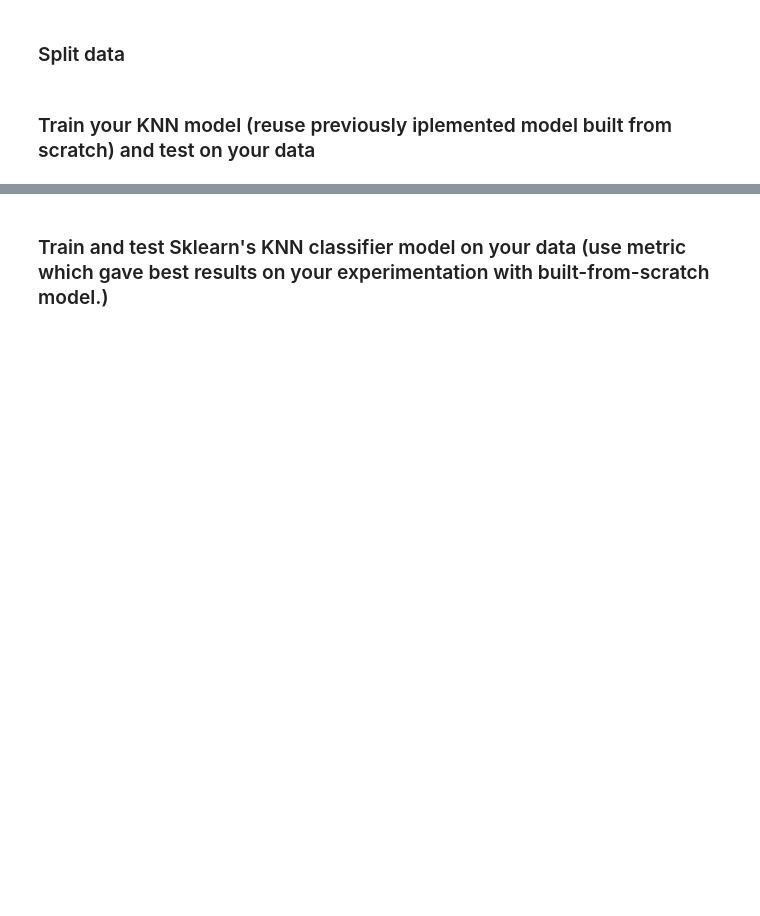
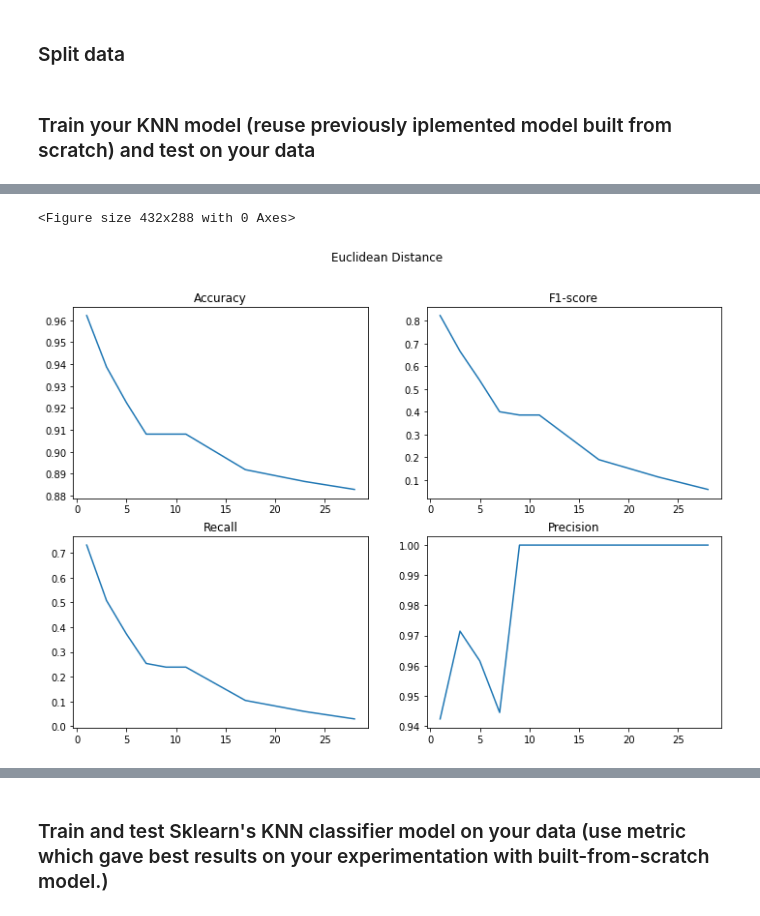
Before and after one commit to Architjain128/SMAI, a Jupyter notebook: Assignment1/rollnumber_Assignment1_Question3.ipynb, the cells around one changed output, grey strips where cells are left out. Cells and saved outputs as stored; diff of their text form; code cells hidden in the pictures; blank space fills up the shorter version.

```diff
--- a/Assignment1/rollnumber_Assignment1_Question3.ipynb
+++ b/Assignment1/rollnumber_Assignment1_Question3.ipynb
@@ -481,0 +610,24 @@ plt.show()
+# %%
+plt.subplots_adjust(left=1.5, bottom=1.5, right=2, top=2, wspace=1, hspace=1)
+plt.figure(figsize=(12,8))
+plt.subplot(2, 2, 1)
+plt.plot(ecu_k_val_t,ecu_acc_t)
+plt.title('Accuracy')
+
+plt.subplot(2, 2, 2)
+plt.plot(ecu_k_val_t,ecu_f1_t)
+plt.title('F1-score')
+
+plt.subplot(2, 2, 3)
+plt.plot(ecu_k_val_t,ecu_re_t)
+plt.title('Recall')
+
+plt.subplot(2, 2, 4)
+plt.plot(ecu_k_val_t,ecu_pr_t)
+plt.title('Precision')
+
+plt.suptitle("Euclidean Distance")
+plt.show()
+# %% [output]
+<Figure size 432x288 with 0 Axes>
+[figure, added]
```
Also changed, not shown: parts of 68 cells of this notebook, 1 other file.
